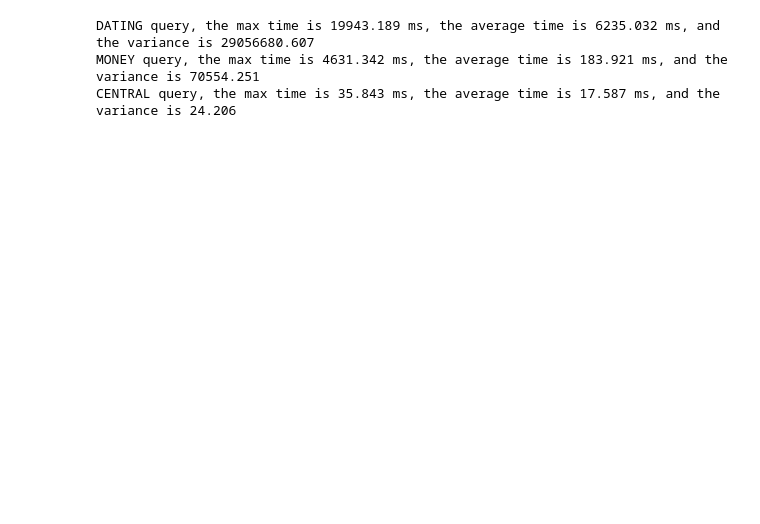
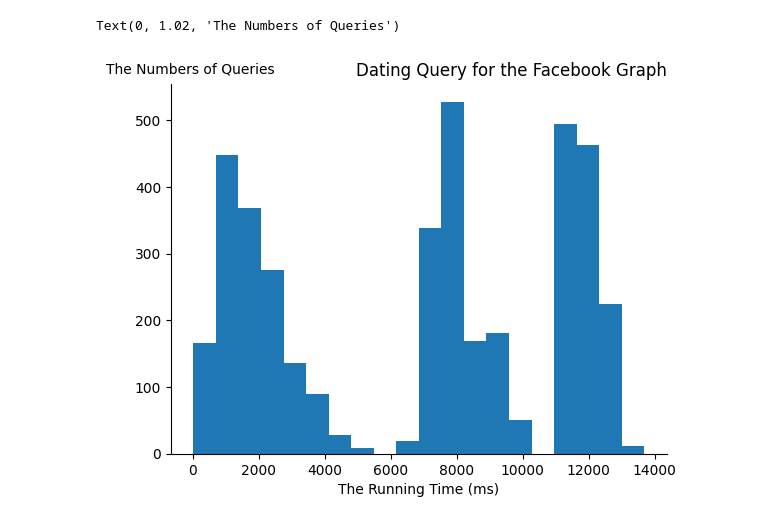
Before and after one commit to Wanshuiquan/MillenniumDB-PreRelease, a Jupyter notebook: evaluation/visiable.ipynb, the cells around one changed output. Cells and saved outputs as stored; diff of their text form; code cells hidden in the pictures; blank space fills up the shorter version.

```diff
--- a/evaluation/visiable.ipynb
+++ b/evaluation/visiable.ipynb
@@ -25,12 +89,12 @@ CENTRAL query, the max time is 8.352 ms, the average time is 7.663 ms, and the v
-# %%
-import pickle
-import numpy as np
-with open("fb_res.pkl","rb+") as f:
-    data_fb = pickle.loads(f.read())
-
-for i in data_fb:
-    print(f"{i[1]} query, the max time is {format(np.max(i[2]),'.3f')} ms, the average time is {format(np.mean(i[2]),'.3f')} ms, and the variance is {format(np.var(i[2]),'.3f')}")
-# %% [output]
-DATING query, the max time is 19943.189 ms, the average time is 6235.032 ms, and the variance is 29056680.607
-MONEY query, the max time is 4631.342 ms, the average time is 183.921 ms, and the variance is 70554.251
-CENTRAL query, the max time is 35.843 ms, the average time is 17.587 ms, and the variance is 24.206
+# %%
+import matplotlib.pyplot as plt
+plt.title("Dating Query for the Facebook Graph",loc='right')
+plt.hist(data_fb[0][2], bins=20)
+ax = plt.subplot()
+ax.spines['top'].set_visible(False)
+ax.spines['right'].set_visible(False)
+plt.xlabel("The Running Time (ms)")
+plt.ylabel("The Numbers of Queries", labelpad=-40, y =1.02, rotation=0)
+# %% [output]
+Text(0, 1.02, 'The Numbers of Queries')
+[figure, added]
```
Also changed, not shown: parts of 8 cells of this notebook, 3 other files.
